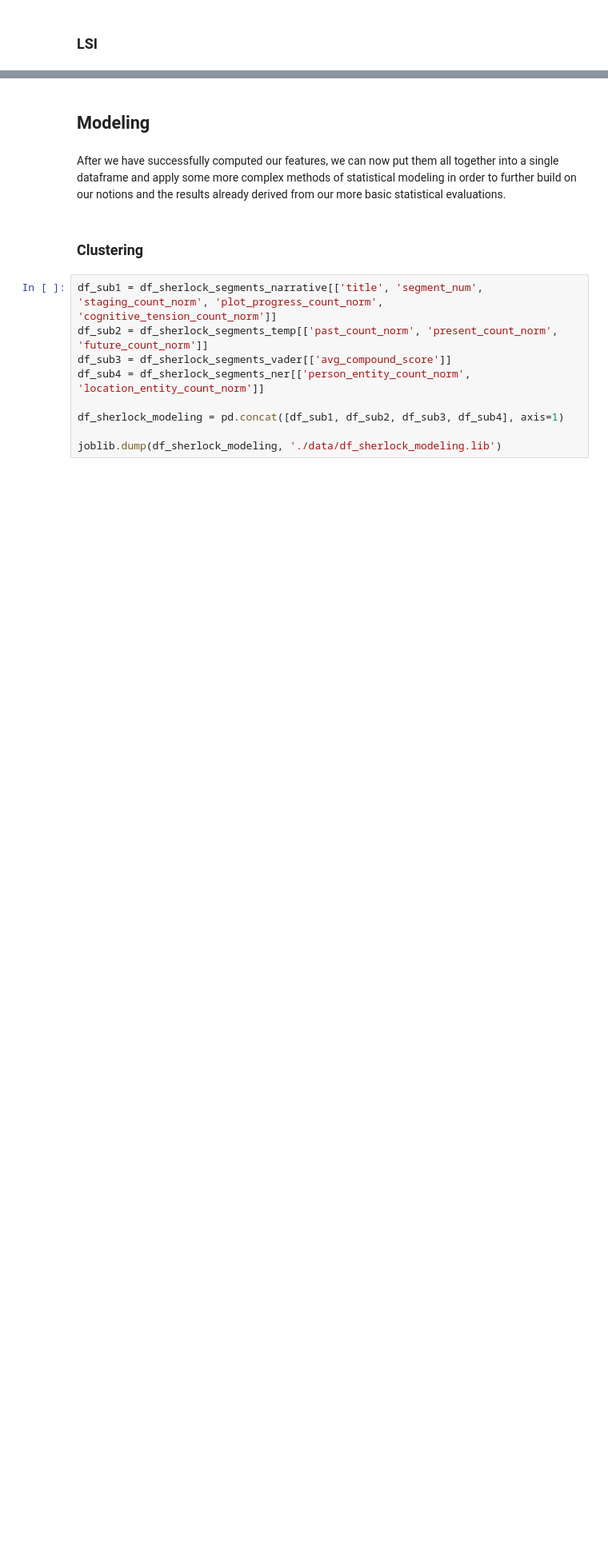
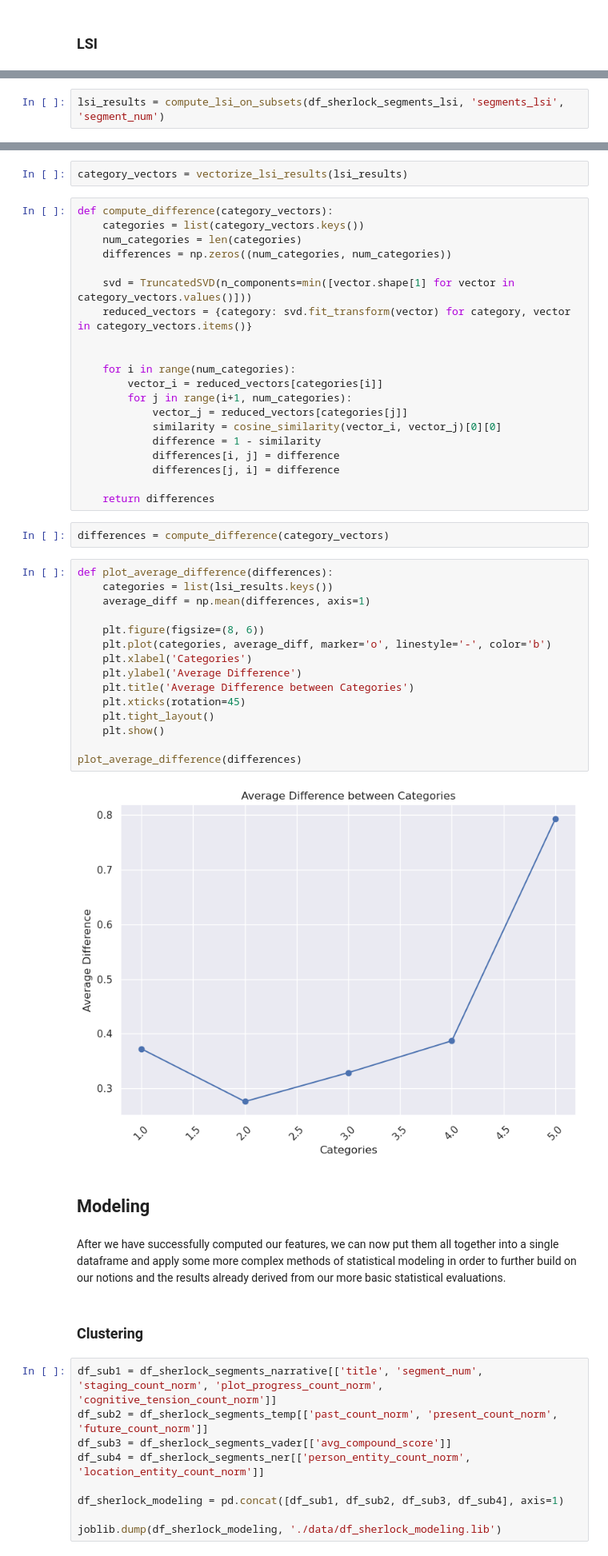
Before and after one commit to DavidSiegl/Sherlock-Holmes-Narrative-Arc, a Jupyter notebook: Code.ipynb, the cells around one changed output, grey strips where cells are left out. Shown at 80% size. Cells and saved outputs as stored; diff of their text form; blank space fills up the shorter version.

```diff
--- a/Code.ipynb
+++ b/Code.ipynb
@@ -1548,0 +1548,2 @@ for topic_idx, topic in enumerate(lsa.components_):
+# %%
+lsi_results = compute_lsi_on_subsets(df_sherlock_segments_lsi, 'segments_lsi', 'segment_num')
@@ -1549,3 +1585,44 @@ for topic_idx, topic in enumerate(lsa.components_):
+# %%
+category_vectors = vectorize_lsi_results(lsi_results)
+# %%
+def compute_difference(category_vectors):
+    categories = list(category_vectors.keys())
+    num_categories = len(categories)
+    differences = np.zeros((num_categories, num_categories))
+
+    svd = TruncatedSVD(n_components=min([vector.shape[1] for vector in category_vectors.values()]))
+    reduced_vectors = {category: svd.fit_transform(vector) for category, vector in category_vectors.items()}
+
+
+    for i in range(num_categories):
+        vector_i = reduced_vectors[categories[i]]
+        for j in range(i+1, num_categories):
+            vector_j = reduced_vectors[categories[j]]
+            similarity = cosine_similarity(vector_i, vector_j)[0][0]
+            difference = 1 - similarity
+            differences[i, j] = difference
+            differences[j, i] = difference
+
+    return differences
+# %%
+differences = compute_difference(category_vectors)
+# %%
+def plot_average_difference(differences):
+    categories = list(lsi_results.keys())
+    average_diff = np.mean(differences, axis=1)
+
+    plt.figure(figsize=(8, 6))
+    plt.plot(categories, average_diff, marker='o', linestyle='-', color='b')
+    plt.xlabel('Categories')
+    plt.ylabel('Average Difference')
+    plt.title('Average Difference between Categories')
+    plt.xticks(rotation=45)
+    plt.tight_layout()
+    plt.show()
+
+plot_average_difference(differences)
+# %% [output]
+[figure, added]
 # %% [markdown]
 <h2> Modeling </h2>
 # %% [markdown]
```
Also changed, not shown: parts of 19 cells of this notebook.
